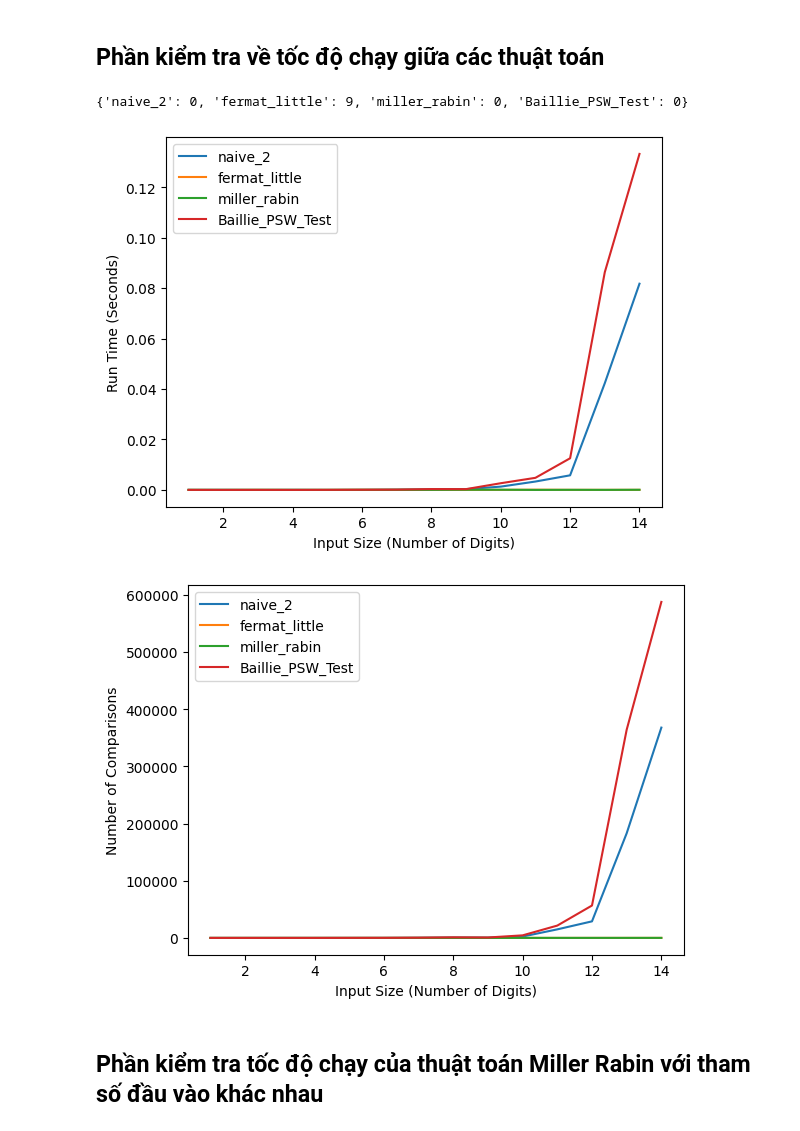
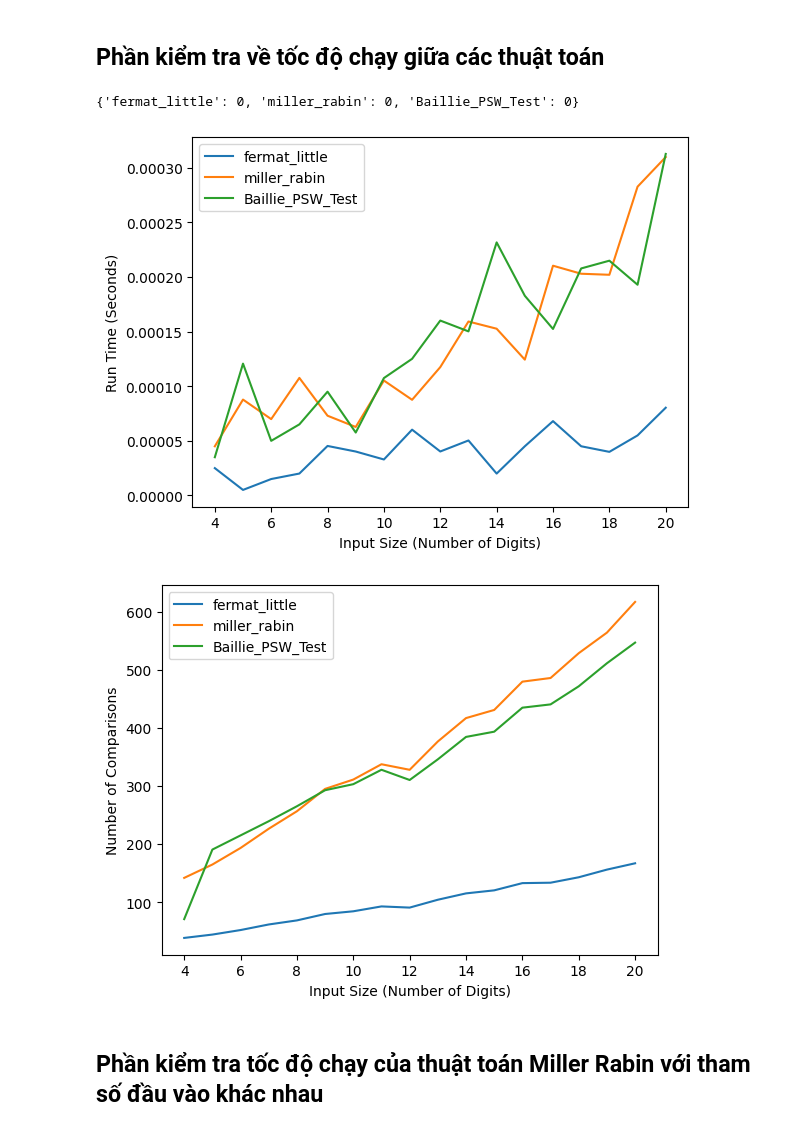
Before and after one commit to nbtin/algo_complexity, a Jupyter notebook: 20120081.ipynb, the cells around one changed output. Cells and saved outputs as stored; diff of their text form; code cells hidden in the pictures.

Commit message:
update the notebook, fixed some bugs that occurs in Lucas test

```diff
--- a/20120081.ipynb
+++ b/20120081.ipynb
@@ -71,31 +71,36 @@ def plot_comparisons(comparisons, steps):
 from sympy import randprime
 from sympy.ntheory import isprime
 from random import randint
-
+from Crypto.Random.random import randint
+from Crypto.Util.number import getPrime
+from math import log2
 
 def generate_random_number(n_digits):
     lower = 10 ** (n_digits - 1)
     upper = (10 ** n_digits) - 1
-    return random.randint(lower, upper)
+    return randint(lower, upper + 1)
 
 
 # generate a random prime number that has n_digits
 def generate_random_large_prime(n_digit):
     lower = 10 ** (n_digit - 1)
     upper = (10 ** n_digit) - 1
-    number = randprime(lower, upper)
+    number = getPrime(int(log2(upper)))
+    while number < lower:
+        number = getPrime(int(log2(upper)))
+
+    # number = randprime(lower, upper)
     return number
 
 # generate a list of n_p primes that have p_digit each
-def generate_random_large_nonprime(p_digit, n_p):
-    number = 1
-    for _ in range(n_p):
-        number *= generate_random_large_prime(p_digit)
-    return number
+def generate_random_large_nonprime(n_digit):
+    a = generate_random_large_prime(n_digit)
+    b = generate_random_large_prime(n_digit//2)
+    return abs(a - b)
 # %% [markdown]
 ## Phần kiểm tra về tốc độ chạy giữa các thuật toán
 # %%
-list_of_algo = [naive_2, fermat_little, miller_rabin, Baillie_PSW_Test]
+list_of_algo = [fermat_little, miller_rabin, Baillie_PSW_Test]
 run_times = {}
 comparisons_count = {}
 wrong_freqency = {}
@@ -104,17 +109,18 @@ for func in list_of_algo:
     run_times[func.__name__] = {}
     comparisons_count[func.__name__] = {}
 
-n_digts = range(1, 15, 1)
-n_repeat = 50
+n_digts = range(4, 21, 1)
+n_repeat = 200
 for n_digt in n_digts:
     save_path = os.path.join(route_test, f'test_case_{n_digt}_digit.txt')
     # open the file and close it, similar to touch command
     open(save_path, 'a').close()
     for repeat in range(n_repeat):
         with open(save_path, 'a') as f:
-            number = generate_random_number(n_digt)
+            number = generate_random_number(n_digt) if not randint(0, 5) else generate_random_large_prime(n_digt)
+
+            # number = generate_random_number(n_digt)
             f.write('Input: ' + str(number) + '\n')
-
             check_ans = []
             for func in list_of_algo:
                 run_time, results = measure_time(func, number)
@@ -126,36 +132,37 @@ for n_digt in n_digts:
                         comparisons)
                 except:
                     run_times[func_name][repeat] = [run_time]
                     comparisons_count[func_name][repeat] = [comparisons]
 
                 verdict = 1 if results != isprime(number) else 0
 
                 try:
                     wrong_freqency[func_name] += verdict
                 except:
                     wrong_freqency[func_name] = verdict
 
 
 avg_run_times = {}
 avg_comparisons_count = {}
 print(wrong_freqency)
+
 for func in list_of_algo:
     calculate_run_time = []
     calculate_comparisons_count = []
     for repeat in range(n_repeat):
         calculate_run_time.append(run_times[func.__name__][repeat])
         calculate_comparisons_count.append(
             comparisons_count[func.__name__][repeat])
     avg_run_times[func.__name__] = np.mean(calculate_run_time, axis=0)
     avg_comparisons_count[func.__name__] = np.mean(
         calculate_comparisons_count, axis=0)
 
 plot_run_times(avg_run_times, n_digts)
 plot_comparisons(avg_comparisons_count, n_digts)
 # %% [output]
-{'naive_2': 0, 'fermat_little': 9, 'miller_rabin': 0, 'Baillie_PSW_Test': 0}
+{'fermat_little': 0, 'miller_rabin': 0, 'Baillie_PSW_Test': 0}
-[figure, old version]
+[figure, new version]
-[figure, old version]
+[figure, new version]
 # %% [markdown]
 ## Phần kiểm tra tốc độ chạy của thuật toán Miller Rabin với tham số đầu vào khác nhau
 # %%
```
Also changed, not shown: parts of 1 cell of this notebook, 2 other files.
